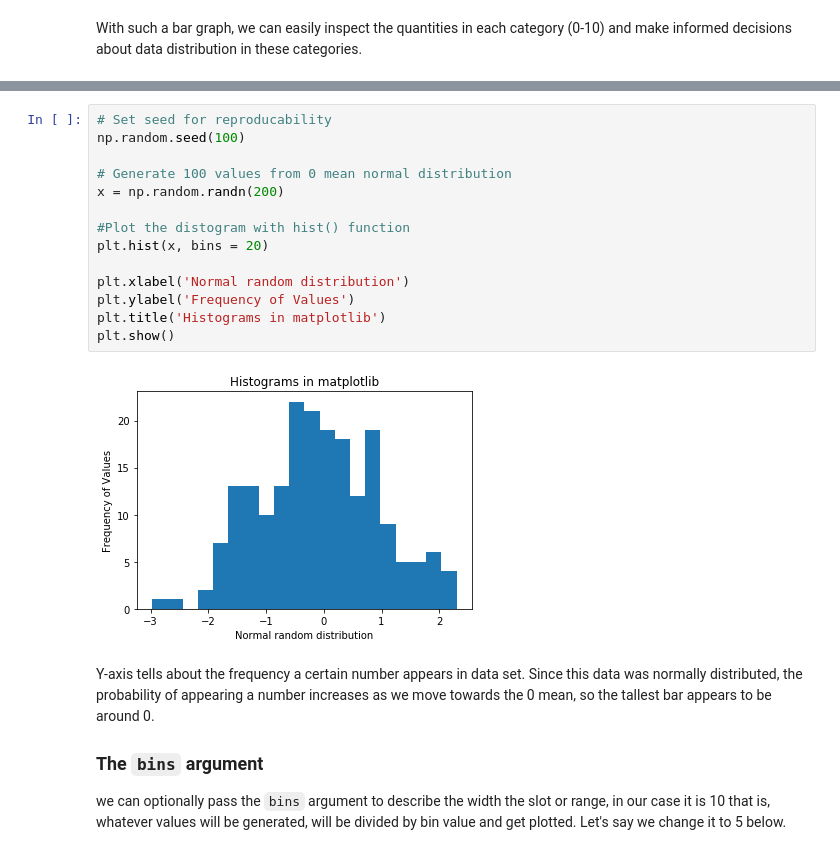
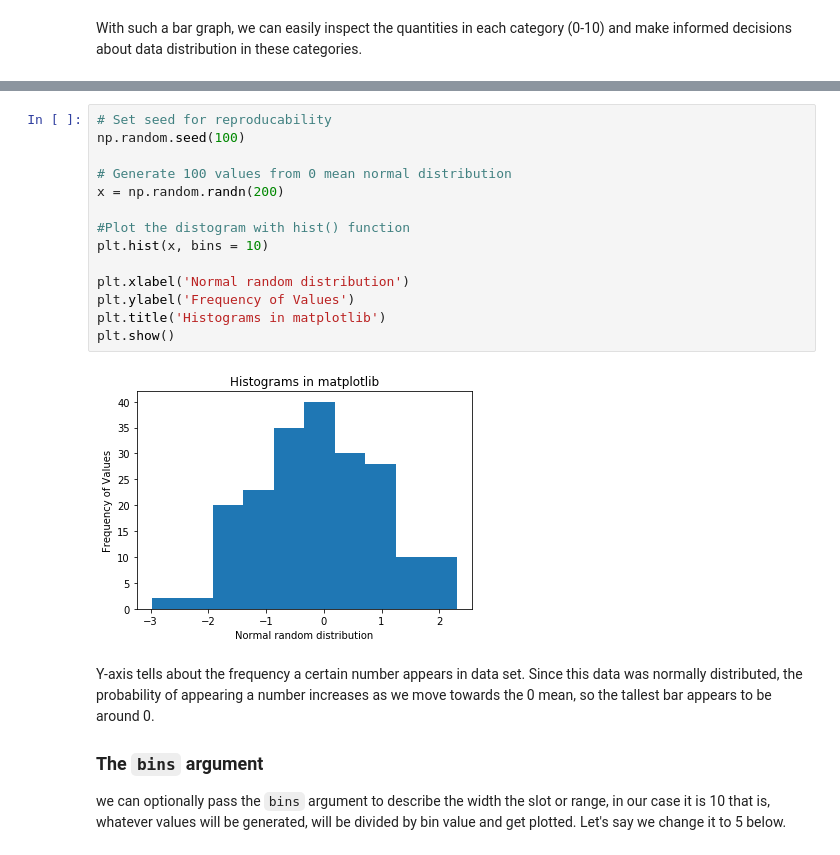
Before and after one commit to yli1517/dsc-data-viz-dc-ds-071519, a Jupyter notebook: index.ipynb, the cells around one changed output, grey strips where cells are left out. Cells and saved outputs as stored; diff of their text form.

```diff
--- a/index.ipynb
+++ b/index.ipynb
@@ -138,19 +138,19 @@ In matplotlib, we can use `plt.hist()` function to draw a histogram while passin
 # %%
 # Set seed for reproducability
 np.random.seed(100)
 
 # Generate 100 values from 0 mean normal distribution
 x = np.random.randn(200)
 
 #Plot the distogram with hist() function
-plt.hist(x, bins = 20)
+plt.hist(x, bins = 10)
 
 plt.xlabel('Normal random distribution')
 plt.ylabel('Frequency of Values')
 plt.title('Histograms in matplotlib')
 plt.show()
 # %% [output]
-[figure, old version]
+[figure, new version]
 # %% [markdown]
 Y-axis tells about the frequency a certain number appears in data set. Since this data was normally distributed, the probability of appearing a number increases as we move towards the 0 mean, so the tallest bar appears to be around 0.
 
```
